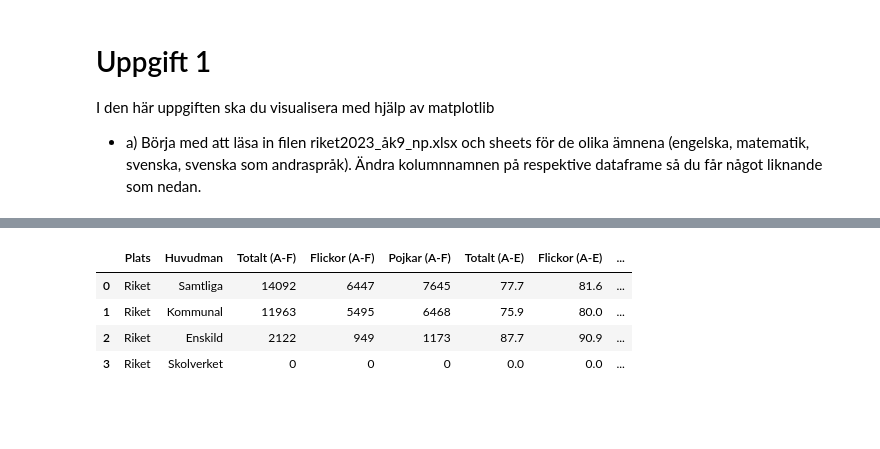
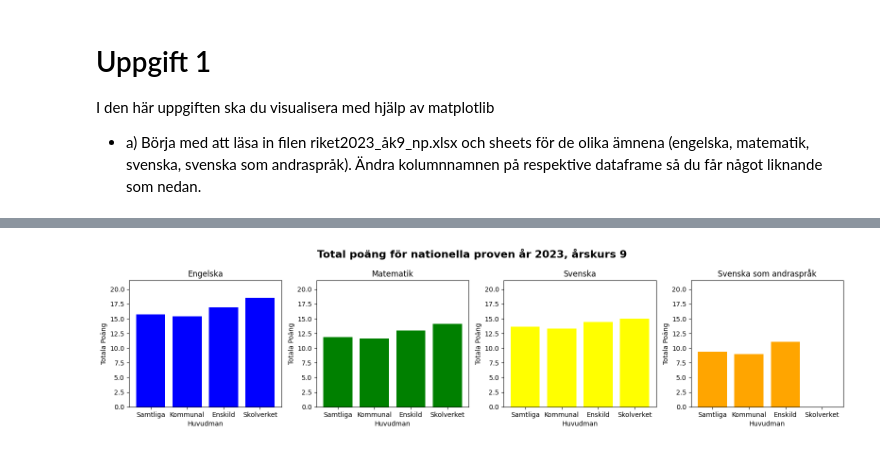
Before and after one commit to Natali-Dev/Labb_2, a Jupyter notebook: Uppgift1.ipynb, the cells around one changed output, grey strips where cells are left out. Drawn from its saved outputs; the diff is of its cells as text; code cells hidden in the pictures; blank space fills up the shorter version.

Commit message:
Uppgift 1 finished

```diff
--- a/Uppgift1.ipynb
+++ b/Uppgift1.ipynb
@@ -14,3 +14,15 @@ Tänk på data storytelling, graferna du skapar ska ha lämpliga rubriker, label
 I den här uppgiften ska du visualisera med hjälp av matplotlib
 
 - a) Börja med att läsa in filen riket2023_åk9_np.xlsx och sheets för de olika ämnena (engelska, matematik, svenska, svenska som andraspråk). Ändra kolumnnamnen på respektive dataframe så du får något liknande som nedan.
+# %%
+import pandas as pd
+sheet_names = ["Engelska", "Matematik", "Svenska", "Svenska som andraspråk"]
+df_list = [pd.read_excel("files/riket2023_åk9_np.xlsx",sheet_name=sheet, header=8) for sheet in sheet_names]
+
+column_names = ["Plats","Huvudman","Totalt (A-F)","Flickor (A-F)","Pojkar (A-F)","Totalt (A-E)","Flickor (A-E)","Totalt (A-E)","Totalt (Poäng)","Flickor (Poäng)", "Pojkar (Poäng)"]
+
+# Gör på detta pytoniska sätt ist:
+for df in df_list:
+    df.columns = column_names
+    df = df.replace("..", 0, inplace=True)              #inplace ändrar df på plats direkt i listan, annars blir ändringen bara på variabeln i loopen
+df_list[3]
@@ -17,3 +36,24 @@ I den här uppgiften ska du visualisera med hjälp av matplotlib
+# %%
+# - b) För de olika ämnena, rita en stapeldiagram på totala poängen för de olika huvudmännen. Placera alla diagram i en plott med subplottar
+import matplotlib.pyplot as plt
+
+titles = ["Engelska", "Matematik", "Svenska", "Svenska som andraspråk"]
+colors = ["Blue", "Green", "Yellow", "Orange"]
+
+fig, ax = plt.subplots(1,len(df_list),figsize =(16,4))
+for ax, df, titles, colors in zip(ax, df_list, titles, colors):
+    ax.bar(df["Huvudman"], df["Totalt (Poäng)"], color=colors)
+    ax.set(
+        title=titles,
+        ylabel = "Totala Poäng",
+        xlabel = "Huvudman",
+        ylim= (0, max(df["Totalt (Poäng)"].max() for df in df_list)+3)
+        )
+fig.suptitle("Total poäng för nationella proven år 2023, årskurs 9",fontsize=16, fontweight="bold")
+plt.tight_layout(pad=1)     #Få mer white-space mellan subplottar och figurens kant
+fig.savefig("visualiseringar/Uppgift1")
+# %% [output]
+[figure, added]
 # %%
 #1. ta bort index [0][0] och [1][0] / där den innehåller unnamed
 #2. slica alla kolumner som är på [i][0] och gör dom till en
@@ -85,25 +125,19 @@ I den här uppgiften ska du visualisera med hjälp av matplotlib
 # df_list = [df_dict]
 # for df in df_list:
 #     df.columns = column_names
-#     print(df)
-import pandas as pd
-df_eng = pd.read_excel("files/riket2023_åk9_np.xlsx",sheet_name="Engelska", header=8)
-df_math = pd.read_excel("files/riket2023_åk9_np.xlsx",sheet_name="Matematik", header=8)
-df_swe = pd.read_excel("files/riket2023_åk9_np.xlsx",sheet_name="Svenska",header=8)
-df_swean = pd.read_excel("files/riket2023_åk9_np.xlsx",sheet_name="Svenska som andraspråk",header=8)
-
+# #     print(df)
+# df_math = pd.read_excel("files/riket2023_åk9_np.xlsx",sheet_name="Matematik", header=8)
+# df_swe = pd.read_excel("files/riket2023_åk9_np.xlsx",sheet_name="Svenska",header=8)
+# df_swean = pd.read_excel("files/riket2023_åk9_np.xlsx",sheet_name="Svenska som andraspråk",header=8)
 # df_swean = df_swean.replace("..", 0)
-df_list = [df_eng, df_math, df_swe, df_swean]
-column_names = ["Plats","Huvudman","Totalt (A-F)","Flickor (A-F)","Pojkar (A-F)","Totalt (A-E)","Flickor (A-E)","Totalt (A-E)","Totalt (Poäng)","Flickor (Poäng)", "Pojkar (Poäng)"]
-
-# Gör på detta pytoniska sätt ist:
-for df in df_list:
-    df.columns = column_names
-    df = df.replace("..", 0, inplace=True)              #inplace ändrar df på plats direkt i listan
-df_swean
+# for i, df in enumerate(df_list):
+#     x = df.get("Huvudman")
+#     y = df.get("Totalt (Poäng)")
+#     ax[i].set_ylim(0,20)
+#     ax[i].bar(x,y, color=colors[i])
+#     ax[i].set(
+#         title=titles[i],
+#         ylabel = "Totala Poäng",
+#         xlabel = "Huvudman",
+#         )
+# ax_list = ["ax1", "ax2", "ax3","ax4"]
-# %% [output]
-|  | Plats | Huvudman | Totalt (A-F) | Flickor (A-F) | Pojkar (A-F) | Totalt (A-E) | Flickor (A-E) | ... |
-| 0 | Riket | Samtliga | 14092 | 6447 | 7645 | 77.7 | 81.6 | ... |
-| 1 | Riket | Kommunal | 11963 | 5495 | 6468 | 75.9 | 80.0 | ... |
-| 2 | Riket | Enskild | 2122 | 949 | 1173 | 87.7 | 90.9 | ... |
-| 3 | Riket | Skolverket | 0 | 0 | 0 | 0.0 | 0.0 | ... |
```
Also changed, not shown: parts of 2 cells of this notebook, 2 other files.
